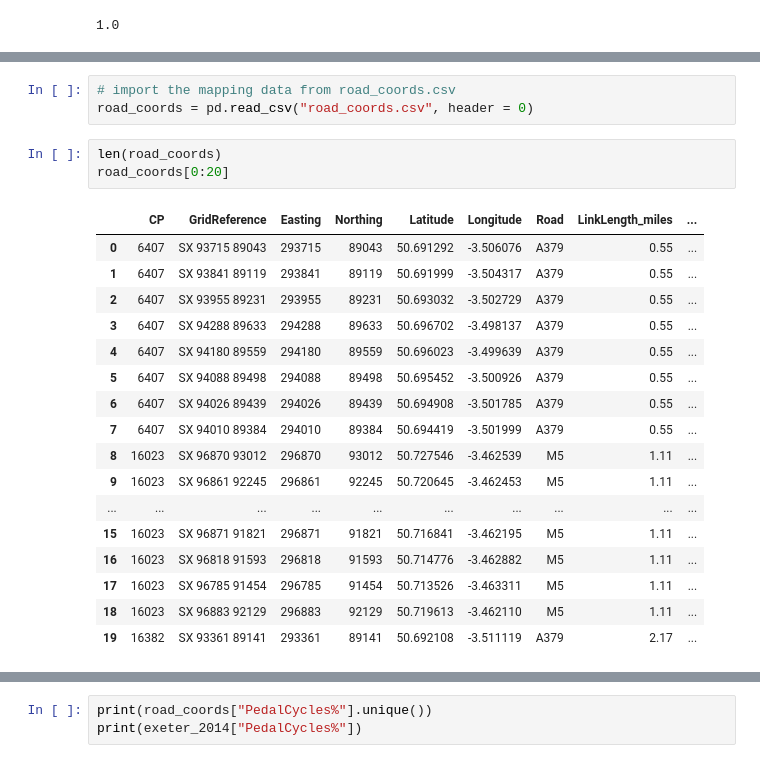
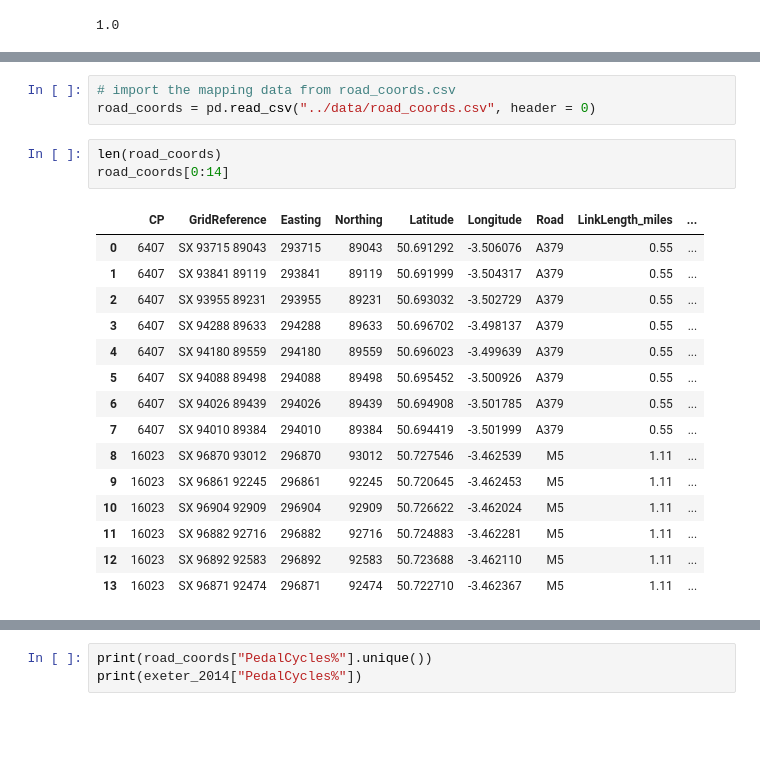
Before and after one commit to willis7/exeter_traffic, a Jupyter notebook: notebooks/Day2-Preparing_metrics_for_maps.ipynb, the cells around one changed output, grey strips where cells are left out. Saved outputs shown, nothing was run; the diff lists cells and outputs as text; blank space fills up the shorter version.

```diff
--- a/notebooks/Day2-Preparing_metrics_for_maps.ipynb
+++ b/notebooks/Day2-Preparing_metrics_for_maps.ipynb
@@ -217,27 +243,25 @@ print(exeter_2014[0:5])
 # %%
 # import the mapping data from road_coords.csv
-road_coords = pd.read_csv("road_coords.csv", header = 0)
+road_coords = pd.read_csv("../data/road_coords.csv", header = 0)
 # %%
 len(road_coords)
-road_coords[0:20]
+road_coords[0:14]
 # %% [output]
 |  | CP | GridReference | Easting | Northing | Latitude | Longitude | Road | LinkLength_miles | ... |
 | 0 | 6407 | SX 93715 89043 | 293715 | 89043 | 50.691292 | -3.506076 | A379 | 0.55 | ... |
 | 1 | 6407 | SX 93841 89119 | 293841 | 89119 | 50.691999 | -3.504317 | A379 | 0.55 | ... |
 | 2 | 6407 | SX 93955 89231 | 293955 | 89231 | 50.693032 | -3.502729 | A379 | 0.55 | ... |
 | 3 | 6407 | SX 94288 89633 | 294288 | 89633 | 50.696702 | -3.498137 | A379 | 0.55 | ... |
 | 4 | 6407 | SX 94180 89559 | 294180 | 89559 | 50.696023 | -3.499639 | A379 | 0.55 | ... |
 | 5 | 6407 | SX 94088 89498 | 294088 | 89498 | 50.695452 | -3.500926 | A379 | 0.55 | ... |
 | 6 | 6407 | SX 94026 89439 | 294026 | 89439 | 50.694908 | -3.501785 | A379 | 0.55 | ... |
 | 7 | 6407 | SX 94010 89384 | 294010 | 89384 | 50.694419 | -3.501999 | A379 | 0.55 | ... |
 | 8 | 16023 | SX 96870 93012 | 296870 | 93012 | 50.727546 | -3.462539 | M5 | 1.11 | ... |
 | 9 | 16023 | SX 96861 92245 | 296861 | 92245 | 50.720645 | -3.462453 | M5 | 1.11 | ... |
-| ... | ... | ... | ... | ... | ... | ... | ... | ... | ... |
-| 15 | 16023 | SX 96871 91821 | 296871 | 91821 | 50.716841 | -3.462195 | M5 | 1.11 | ... |
-| 16 | 16023 | SX 96818 91593 | 296818 | 91593 | 50.714776 | -3.462882 | M5 | 1.11 | ... |
-| 17 | 16023 | SX 96785 91454 | 296785 | 91454 | 50.713526 | -3.463311 | M5 | 1.11 | ... |
-| 18 | 16023 | SX 96883 92129 | 296883 | 92129 | 50.719613 | -3.462110 | M5 | 1.11 | ... |
-| 19 | 16382 | SX 93361 89141 | 293361 | 89141 | 50.692108 | -3.511119 | A379 | 2.17 | ... |
+| 10 | 16023 | SX 96904 92909 | 296904 | 92909 | 50.726622 | -3.462024 | M5 | 1.11 | ... |
+| 11 | 16023 | SX 96882 92716 | 296882 | 92716 | 50.724883 | -3.462281 | M5 | 1.11 | ... |
+| 12 | 16023 | SX 96892 92583 | 296892 | 92583 | 50.723688 | -3.462110 | M5 | 1.11 | ... |
+| 13 | 16023 | SX 96871 92474 | 296871 | 92474 | 50.722710 | -3.462367 | M5 | 1.11 | ... |
 # %%
 # Loop over the unique CP values in exeter_2014 and insert an extra column to the rooad_coords with the % values for each
 # of the road categories
```
Also changed, not shown: parts of 10 cells of this notebook, 11 other files.
